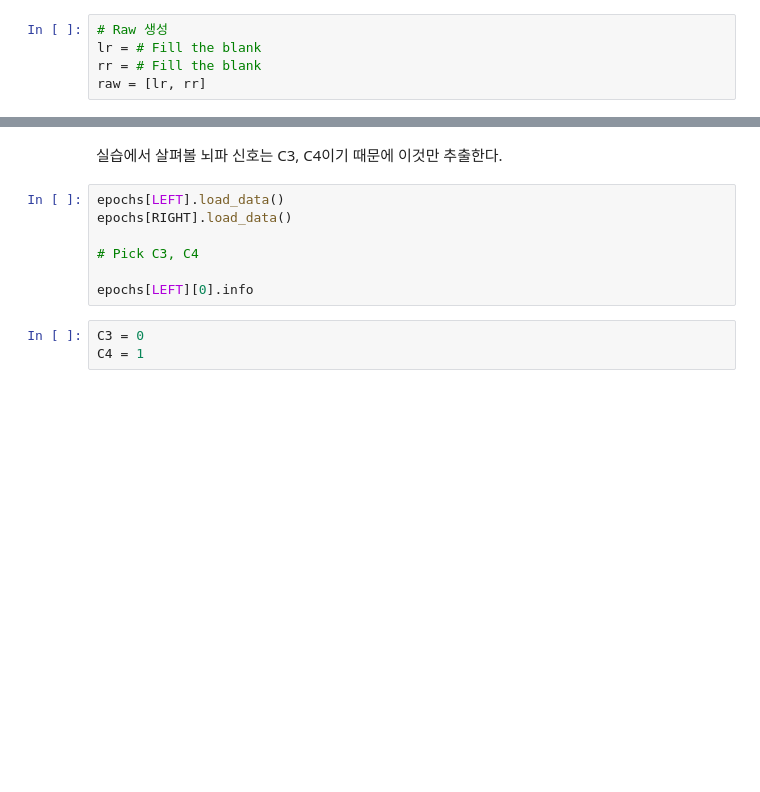
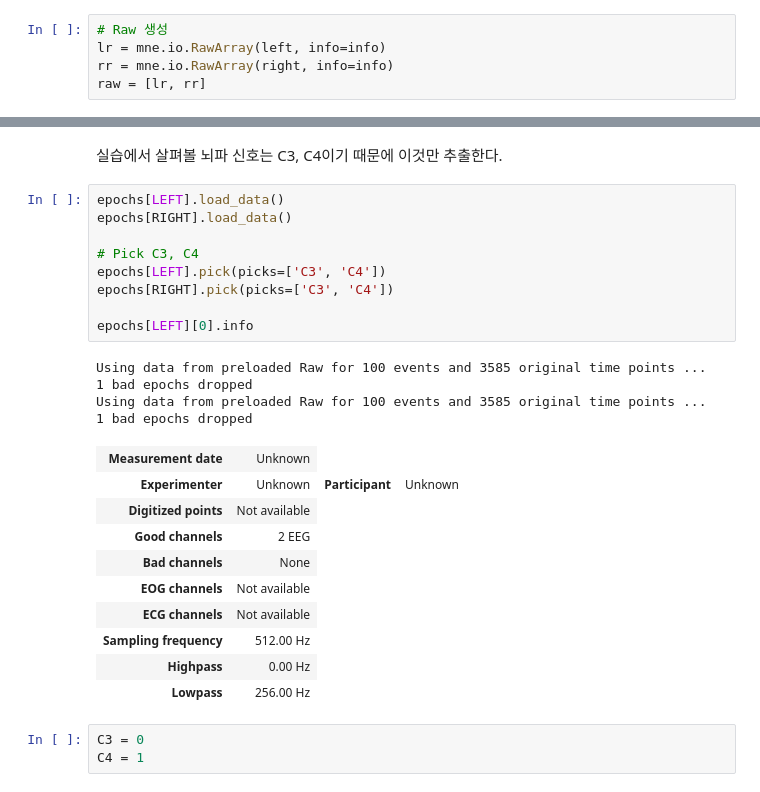
Before and after one commit to logiggi/MNE_tutorials, a Jupyter notebook: ERD of single subject copy.ipynb, the cells around one changed output, grey strips where cells are left out. Cells and saved outputs as stored; diff of their text form; blank space fills up the shorter version.

```diff
--- a/ERD of single subject copy.ipynb
+++ b/ERD of single subject copy.ipynb
@@ -59,5 +78,5 @@ right = # Fill the blank
 # %%
 # Raw 생성
-lr = # Fill the blank
-rr = # Fill the blank
+lr = mne.io.RawArray(left, info=info)
+rr = mne.io.RawArray(right, info=info)
 raw = [lr, rr]
@@ -113,10 +171,27 @@ epochs = [le, re]
 # %%
 epochs[LEFT].load_data()
 epochs[RIGHT].load_data()
 
 # Pick C3, C4
+epochs[LEFT].pick(picks=['C3', 'C4'])
+epochs[RIGHT].pick(picks=['C3', 'C4'])
 
 epochs[LEFT][0].info
+# %% [output]
+Using data from preloaded Raw for 100 events and 3585 original time points ...
+1 bad epochs dropped
+Using data from preloaded Raw for 100 events and 3585 original time points ...
+1 bad epochs dropped
+| Measurement date | Unknown |
+| Experimenter | Unknown | Participant | Unknown |
+| Digitized points | Not available |
+| Good channels | 2 EEG |
+| Bad channels | None |
+| EOG channels | Not available |
+| ECG channels | Not available |
+| Sampling frequency | 512.00 Hz |
+| Highpass | 0.00 Hz |
+| Lowpass | 256.00 Hz |
 # %%
 C3 = 0
 C4 = 1
```
Also changed, not shown: parts of 32 cells of this notebook, 2 other files.
